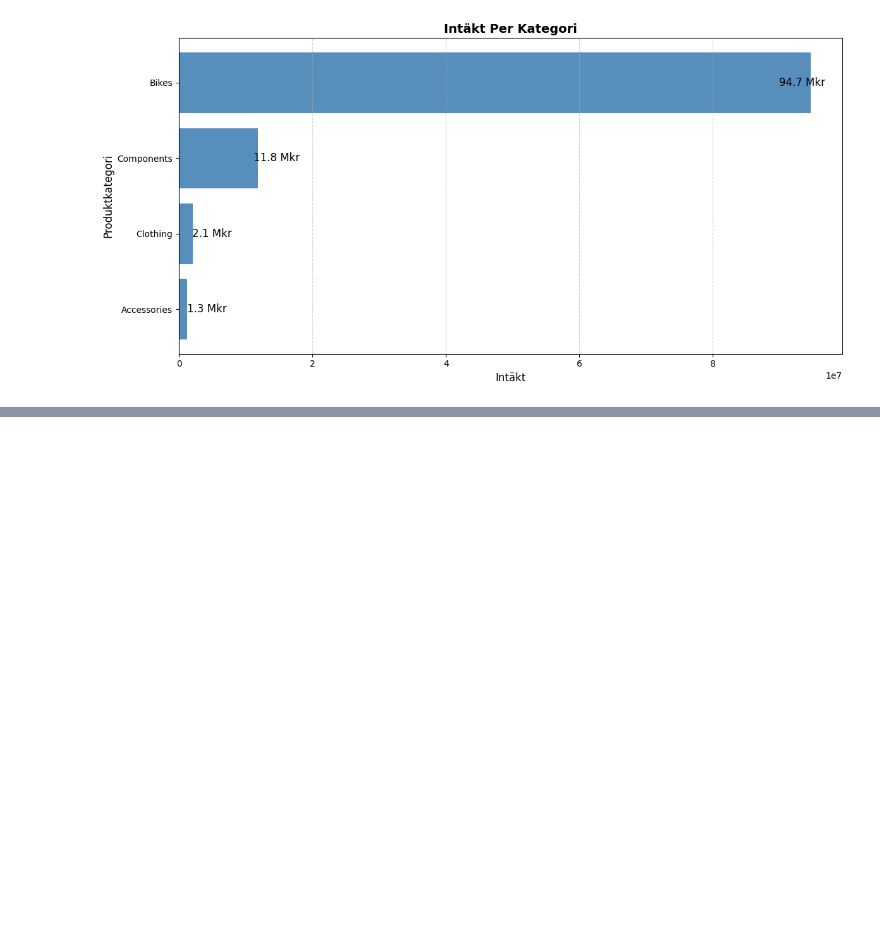
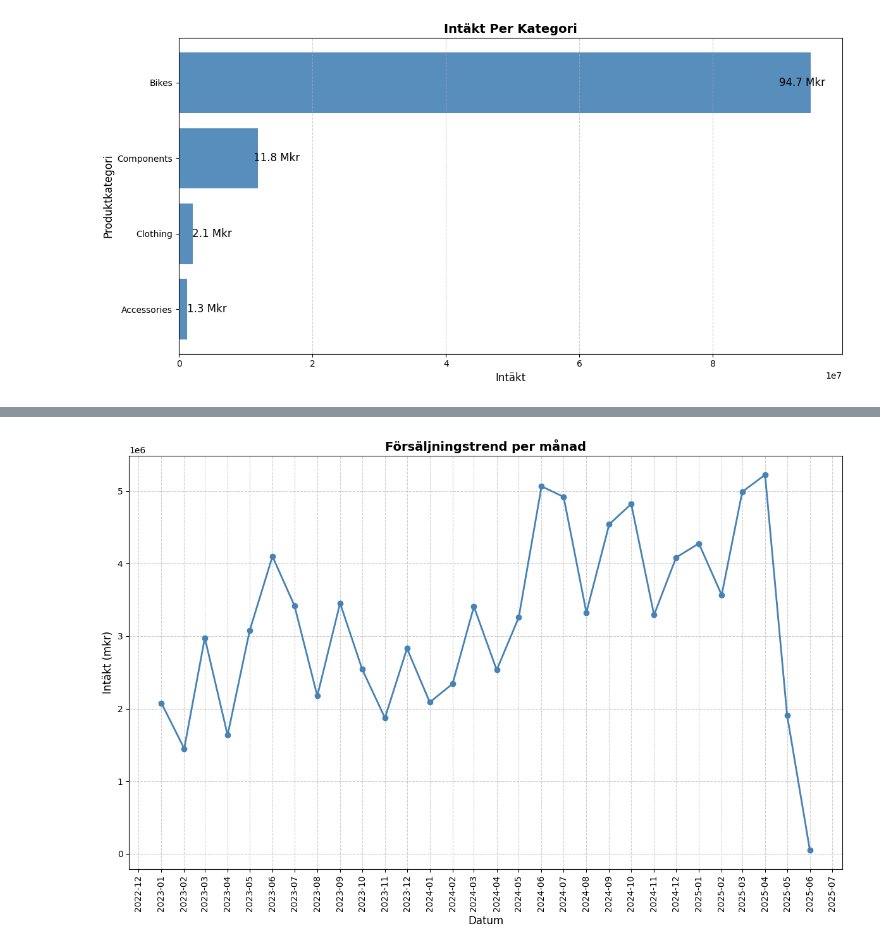
Before and after one commit to Jack-JackAttack/AdventureWorks, a Jupyter notebook: analys.ipynb, the cells around one changed output, grey strips where cells are left out. Drawn from its saved outputs; the diff is of its cells as text; code cells hidden in the pictures; blank space fills up the shorter version.

Commit message:
Visualisering 3: Försäljning över tid

```diff
--- a/analys.ipynb
+++ b/analys.ipynb
@@ -192,0 +201,31 @@ Och att accessories kan vara ett utvecklingsområde.
+# %%
+query_vis_3 = '''
+SELECT
+    DATEFROMPARTS(YEAR(OrderDate), MONTH(OrderDate),1) AS Datum,
+    SUM(SubTotal) AS Intäkt
+FROM Sales.SalesOrderHeader
+WHERE YEAR(OrderDate) >= 2023
+GROUP BY YEAR(OrderDate), MONTH(OrderDate)
+ORDER BY Datum
+'''
+
+df_vis3 = query_df(query_vis_3)
+
+
+fig, ax = plt.subplots(figsize=(12,8))
+
+V.line(
+    ax,
+    df_vis3,
+    x_col="Datum",
+    y_col="Intäkt",
+    title="Försäljningstrend per månad",
+    xlabel="Datum",
+    ylabel="Intäkt (mkr)",
+    marker="o"
+)
+
+plt.tight_layout()
+plt.show()
+# %% [output]
+[figure, added]
```
Also changed, not shown: parts of 3 cells of this notebook, 2 other files.
